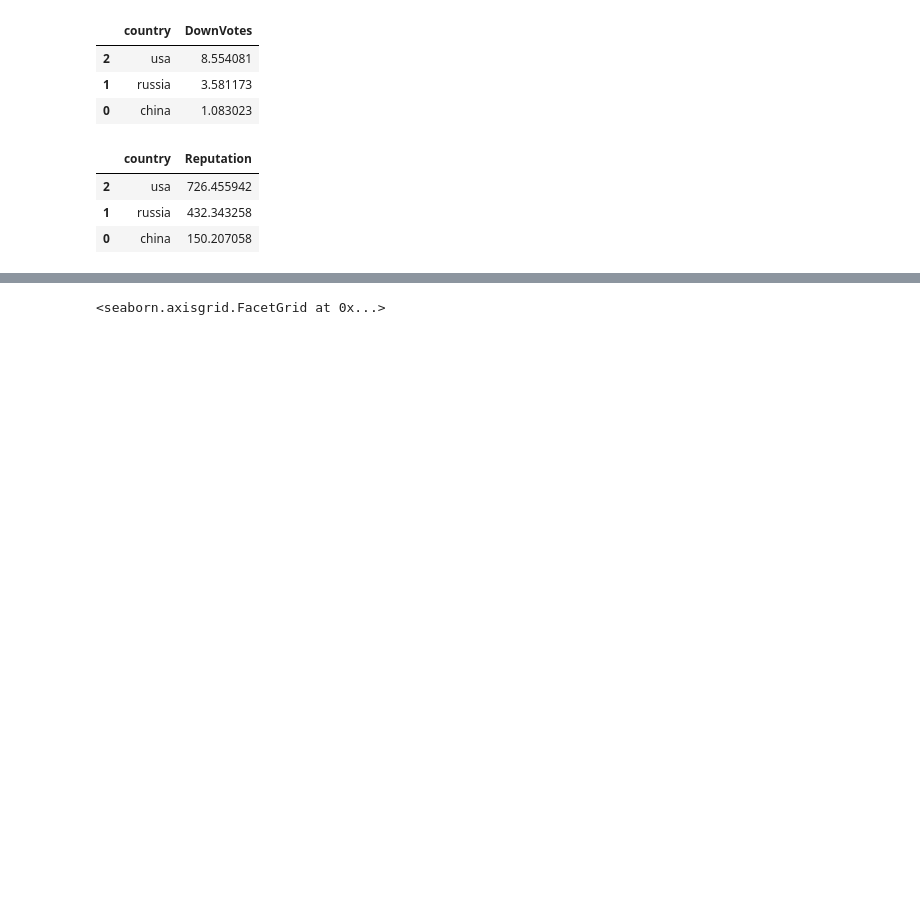
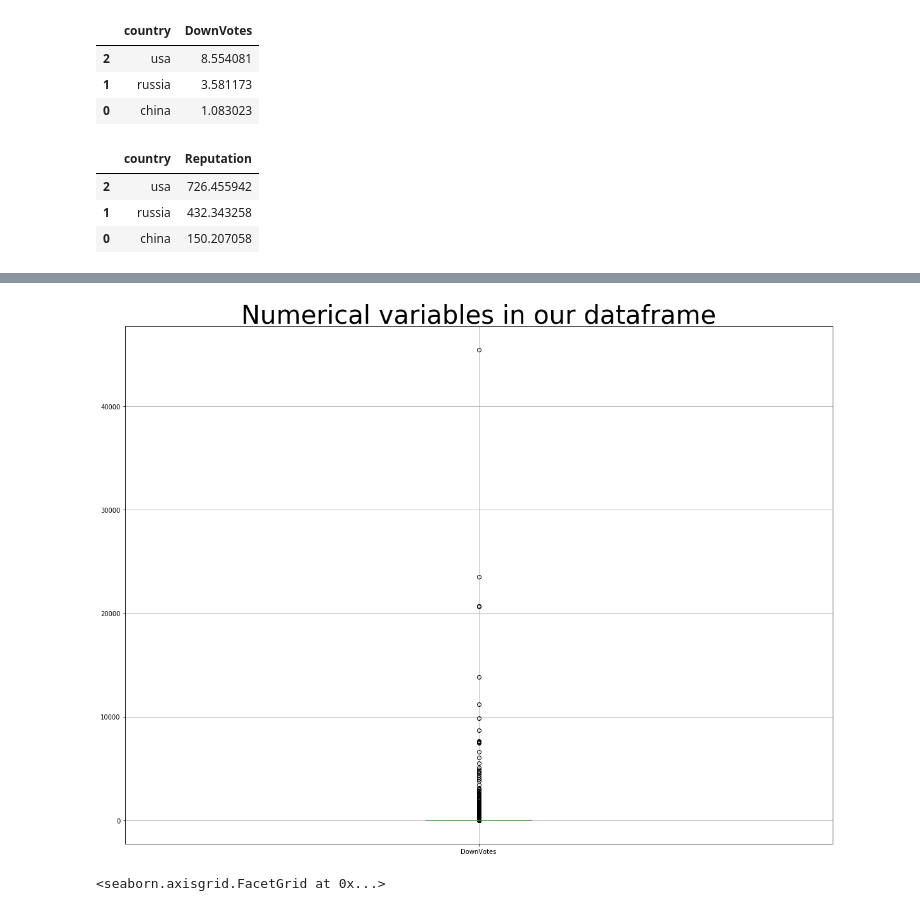
Before and after one commit to zolduoarrati/repos, a Jupyter notebook: Python/Jupyter/ML/New_Solution.ipynb, the cells around one changed output, grey strips where cells are left out. Saved outputs shown, nothing was run; the diff lists cells and outputs as text; code cells hidden in the pictures; blank space fills up the shorter version.

```diff
--- a/Python/Jupyter/ML/New_Solution.ipynb
+++ b/Python/Jupyter/ML/New_Solution.ipynb
@@ -166,0 +167,8 @@ plt.show()
+# %%
+num_cols = ['DownVotes']
+plt.figure(figsize=(20,15))
+df[num_cols].boxplot()
+plt.title("Numerical variables in our dataframe", fontsize=40)
+plt.show()
+# %% [output]
+[figure, added]
```
Also changed, not shown: parts of 3 cells of this notebook.
